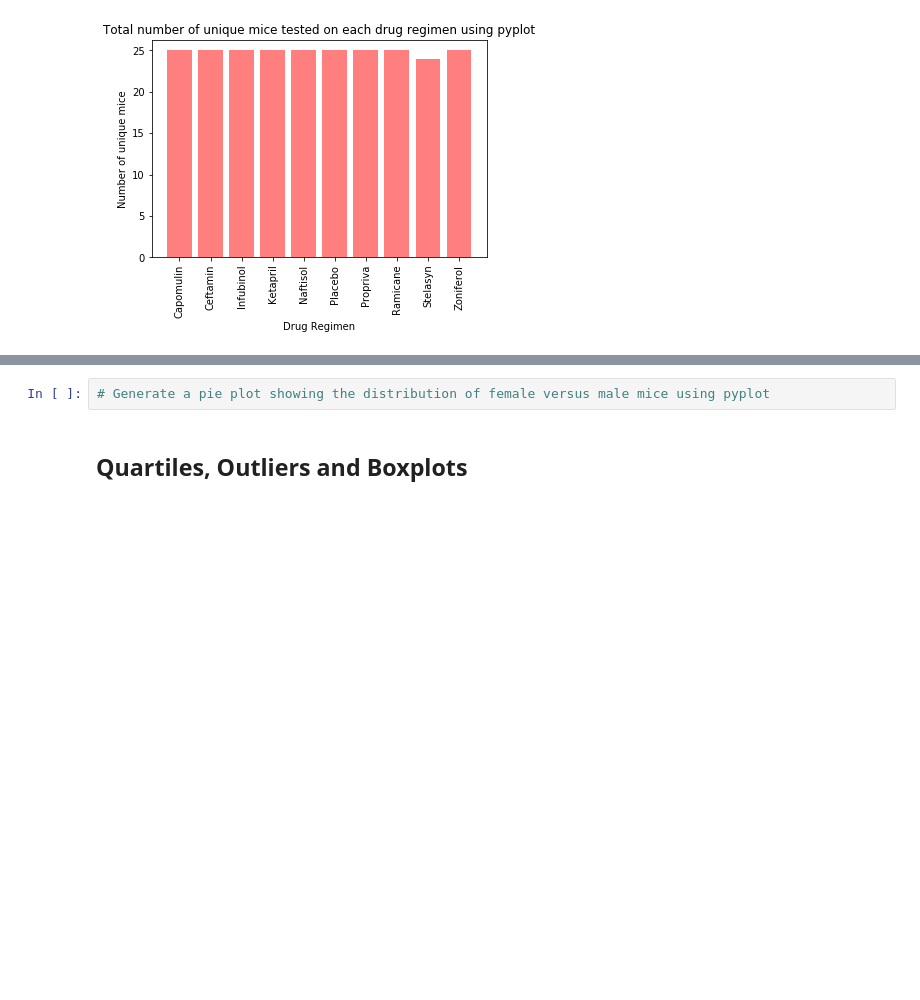
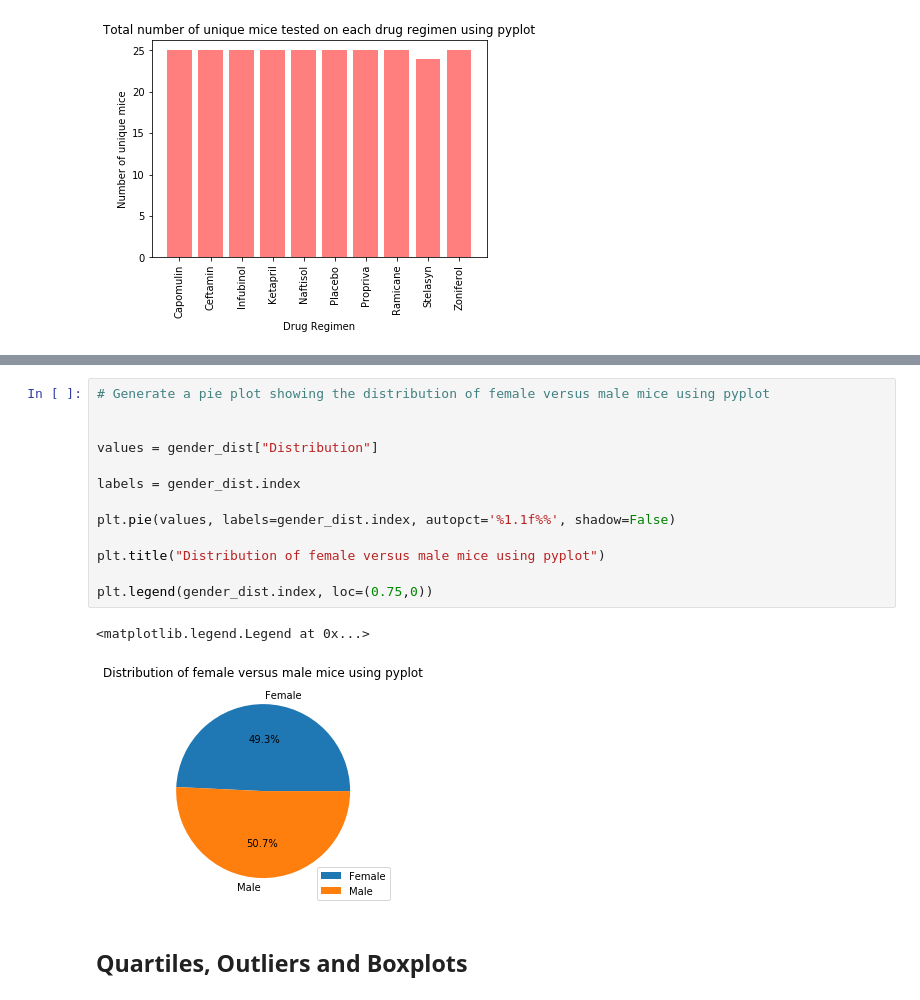
Before and after one commit to mengyin-lee/Matplotlib-challenge, a Jupyter notebook: Pymaceuticals/pymaceuticals_starter.ipynb, the cells around one changed output, grey strips where cells are left out. Cells and saved outputs as stored; diff of their text form; blank space fills up the shorter version.

```diff
--- a/Pymaceuticals/pymaceuticals_starter.ipynb
+++ b/Pymaceuticals/pymaceuticals_starter.ipynb
@@ -170,5 +185,19 @@ Text(0, 0.5, 'Number of unique mice')
 # %%
 # Generate a pie plot showing the distribution of female versus male mice using pyplot
+
+
+values = gender_dist["Distribution"]
+
+labels = gender_dist.index
+
+plt.pie(values, labels=gender_dist.index, autopct='%1.1f%%', shadow=False)
+
+plt.title("Distribution of female versus male mice using pyplot")
+
+plt.legend(gender_dist.index, loc=(0.75,0))
+# %% [output]
+<matplotlib.legend.Legend at 0x...>
+[figure, added]
 # %% [markdown]
 ## Quartiles, Outliers and Boxplots
 # %%
```
Also changed, not shown: parts of 2 cells of this notebook.
